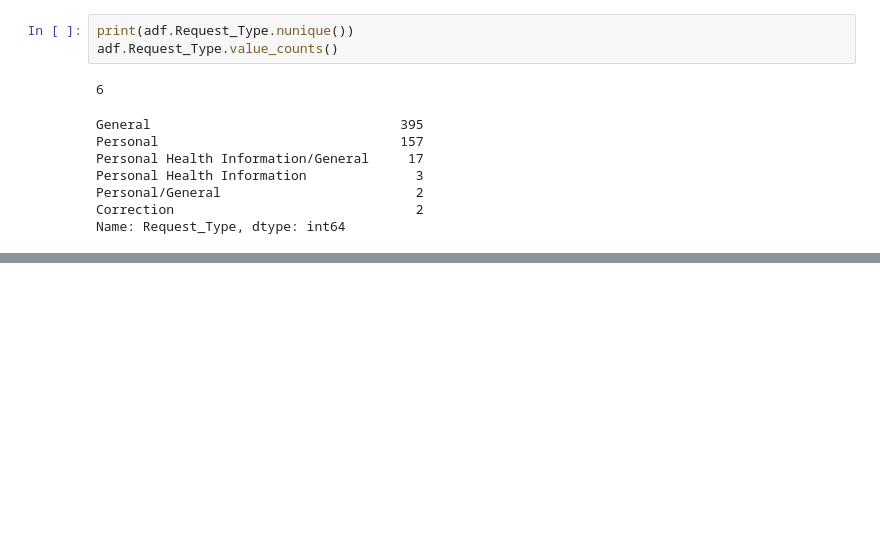
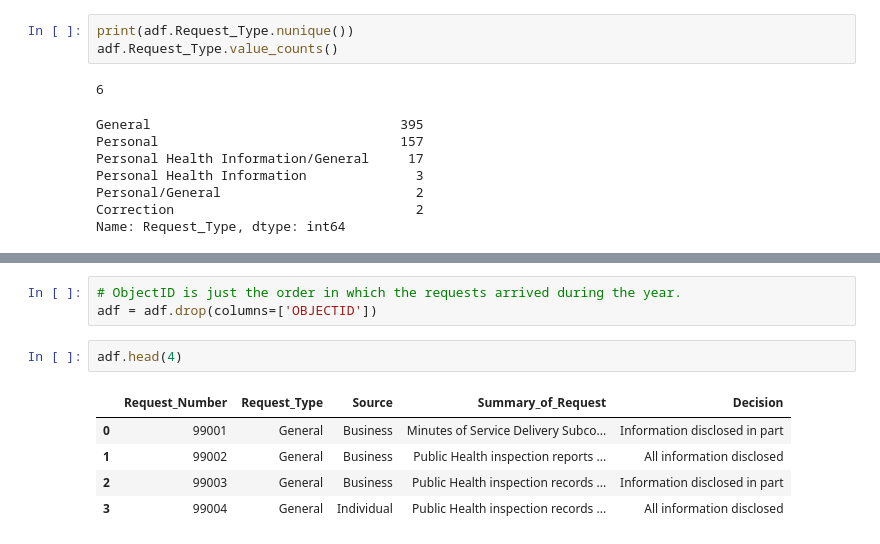
Before and after one commit to brodriguezmilla/foir, a Jupyter notebook: foir.ipynb, the cells around one changed output, grey strips where cells are left out. Saved outputs shown, nothing was run; the diff lists cells and outputs as text; blank space fills up the shorter version.

```diff
--- a/foir.ipynb
+++ b/foir.ipynb
@@ -629,3 +631,14 @@ adf[(adf['Summary_of_Request'].str.contains('Food-borne')) | (adf['Summary_of_Re
 | 201 | 2007020 | General | Business by Agent | Food-borne illness complaint inve... | Information disclosed in part | 19 |
 | 288 | 2010014 | Personal Health Information/General | Individual by Agent | Food-borne Illness investigation ... | Information disclosed in part | 13 |
 | 399 | 2013012 | General | Individual | Food-borne illness complaint reco... | All information disclosed | 11 |
+# %%
+# ObjectID is just the order in which the requests arrived during the year.
+adf = adf.drop(columns=['OBJECTID'])
+# %%
+adf.head(4)
+# %% [output]
+|  | Request_Number | Request_Type | Source | Summary_of_Request | Decision |
+| 0 | 99001 | General | Business | Minutes of Service Delivery Subco... | Information disclosed in part |
+| 1 | 99002 | General | Business | Public Health inspection reports ... | All information disclosed |
+| 2 | 99003 | General | Business | Public Health inspection records ... | Information disclosed in part |
+| 3 | 99004 | General | Individual | Public Health inspection records ... | All information disclosed |
```
Also changed, not shown: parts of 12 cells of this notebook.
